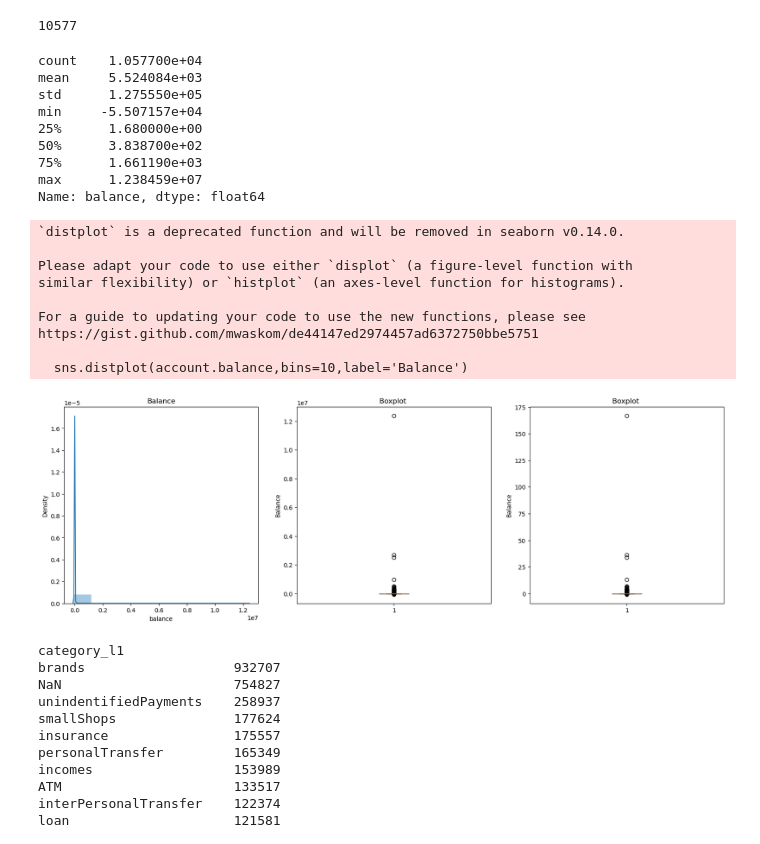
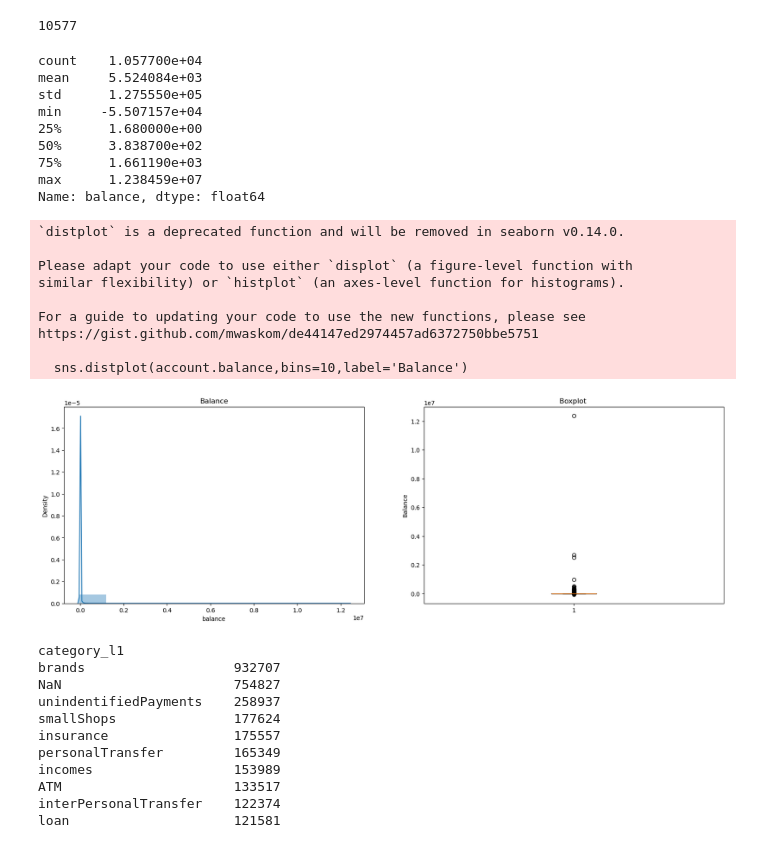
Before and after one commit to rouaabl/Projet-construction-d-un-score-d-octroi, a Jupyter notebook: CLEAN.ipynb, the cells around one changed output. Cells and saved outputs as stored; diff of their text form; code cells hidden in the pictures.

```diff
--- a/CLEAN.ipynb
+++ b/CLEAN.ipynb
@@ -109,43 +110,40 @@ print(account['balance'].describe())
 plt.figure(figsize=(20,6))
 
 #Distribution de la variable
-plt.subplot(1,3,1)
+plt.subplot(1,2,1)
 sns.distplot(account.balance,bins=10,label='Balance')
 plt.title('Balance')
 
 
 
-plt.subplot(1,3,2)
+plt.subplot(1,2,2)
 plt.boxplot(account["balance"])
 plt.title('Boxplot ')
 plt.ylabel('Balance')
-plt.subplot(1,3,3)
-plt.boxplot(account["balance_normalized"])
-plt.title('Boxplot ')
-plt.ylabel('Balance')
+
 
 # Afficher le graphique
 plt.show()
 # %% [output]
 count    1.057700e+04
 mean     5.524084e+03
 std      1.275550e+05
 min     -5.507157e+04
 25%      1.680000e+00
 50%      3.838700e+02
 75%      1.661190e+03
 max      1.238459e+07
 Name: balance, dtype: float64
 `distplot` is a deprecated function and will be removed in seaborn v0.14.0.
 
 Please adapt your code to use either `displot` (a figure-level function with
 similar flexibility) or `histplot` (an axes-level function for histograms).
 
 For a guide to updating your code to use the new functions, please see
 https://gist.github.com/mwaskom/de44147ed2974457ad6372750bbe5751
 
   sns.distplot(account.balance,bins=10,label='Balance')
-[figure, old version]
+[figure, new version]
 # %%
 print(trans['category_l1'].value_counts(dropna=False))
 # %% [output]
```
Also changed, not shown: parts of 11 cells of this notebook.
